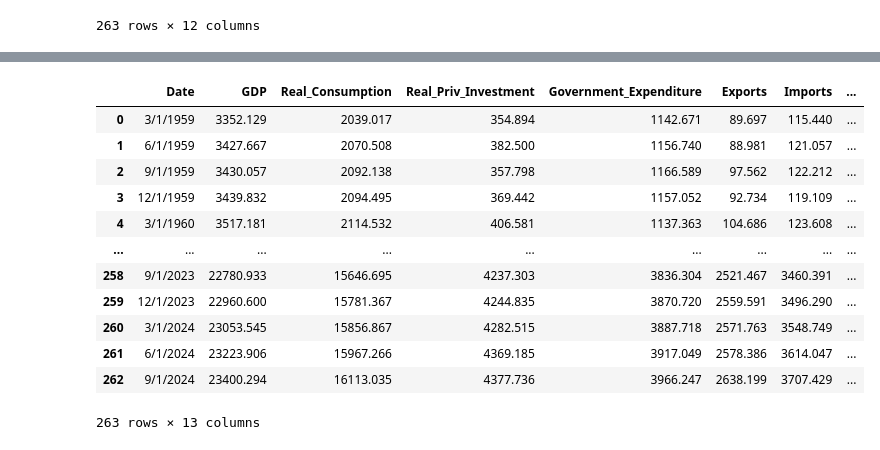
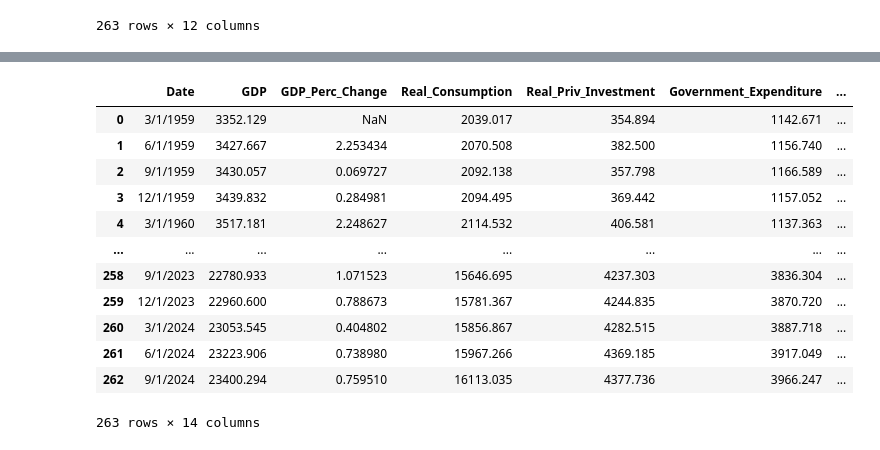
Before and after one commit to loowenwen/databusters, a Jupyter notebook: NUS_DSESC_DATABUSTERS_11.ipynb, the cells around one changed output, grey strips where cells are left out. Drawn from its saved outputs; the diff is of its cells as text; code cells hidden in the pictures.

Commit message:
final clean quarterly data

```diff
--- a/NUS_DSESC_DATABUSTERS_11.ipynb
+++ b/NUS_DSESC_DATABUSTERS_11.ipynb
@@ -39,7 +39,7 @@ new_column_names = {
     'S&P 500': 'S&P500',
     'UMCSENTx': 'UMC_Sentiment',
     'CPIAUCSL': 'CPI',
-    'FEDFUNDS': 'Fed_Funds_Rate'
+    'FEDFUNDS': 'Nominal_Interest_Rate'
 }
 
 # rename the columns
@@ -61,15 +61,12 @@ quarterly_cleaned
 263 rows × 12 columns
 # %%
 # calculate real interest rate using the fisher equation
-
-# convert the Fed Funds Rate to decimal
-quarterly_cleaned['Nominal_Rate'] = quarterly_cleaned['Fed_Funds_Rate'] / 100
 
 # calculate the annual inflation rate as the percentage change in CPI
 quarterly_cleaned['Inflation_Rate'] = quarterly_cleaned['CPI'].pct_change() * 100
 
 # calculate the real interest rate using the Fisher equation
-quarterly_cleaned['Real_Interest_Rate'] = (1 + quarterly_cleaned['Nominal_Rate']) / (1 + quarterly_cleaned['Inflation_Rate'] / 100) - 1
+quarterly_cleaned['Real_Interest_Rate'] = (1 + quarterly_cleaned['Nominal_Interest_Rate'] / 100) / (1 + quarterly_cleaned['Inflation_Rate'] / 100) - 1
 
 # convert the real interest rate to percentage
 quarterly_cleaned['Real_Interest_Rate'] *= 100
@@ -90,0 +88,5 @@ quarterly_cleaned
+# %%
+# calculate GDP percent change
+
+quarterly_cleaned['GDP_Perc_Change'] = quarterly_cleaned['GDP'].pct_change() * 100
+quarterly_cleaned
@@ -91,26 +107,22 @@ quarterly_cleaned
 # %%
-# create a copy of the subset
+# create a final copy of the subset
 columns_to_keep = [
-    "Date", "GDP", "Real_Consumption", "Real_Priv_Investment", "Government_Expenditure", "Exports",
-    "Imports", "VIX", "S&P500", "UMC_Sentiment", "Fed_Funds_Rate", "Inflation_Rate", "Real_Interest_Rate"
+    "Date", "GDP", "GDP_Perc_Change", "Real_Consumption", "Real_Priv_Investment", "Government_Expenditure", "Exports",
+    "Imports", "VIX", "S&P500", "UMC_Sentiment",  "Inflation_Rate", "Nominal_Interest_Rate", "Real_Interest_Rate"
 ]
 quarterly_final = quarterly_cleaned[columns_to_keep].copy()
-
-# rename "Fed_Funds_Rate" column to 'Nominal_Interest_Rate'
-quarterly_final.rename(columns={"Fed_Funds_Rate": 'Nominal_Interest_Rate'}, inplace=True)
-quarterly_final.to_csv("quarterly_final.csv")
 quarterly_final
 # %% [output]
-|  | Date | GDP | Real_Consumption | Real_Priv_Investment | Government_Expenditure | Exports | Imports | ... |
-| 0 | 3/1/1959 | 3352.129 | 2039.017 | 354.894 | 1142.671 | 89.697 | 115.440 | ... |
-| 1 | 6/1/1959 | 3427.667 | 2070.508 | 382.500 | 1156.740 | 88.981 | 121.057 | ... |
-| 2 | 9/1/1959 | 3430.057 | 2092.138 | 357.798 | 1166.589 | 97.562 | 122.212 | ... |
-| 3 | 12/1/1959 | 3439.832 | 2094.495 | 369.442 | 1157.052 | 92.734 | 119.109 | ... |
-| 4 | 3/1/1960 | 3517.181 | 2114.532 | 406.581 | 1137.363 | 104.686 | 123.608 | ... |
-| ... | ... | ... | ... | ... | ... | ... | ... | ... |
-| 258 | 9/1/2023 | 22780.933 | 15646.695 | 4237.303 | 3836.304 | 2521.467 | 3460.391 | ... |
-| 259 | 12/1/2023 | 22960.600 | 15781.367 | 4244.835 | 3870.720 | 2559.591 | 3496.290 | ... |
-| 260 | 3/1/2024 | 23053.545 | 15856.867 | 4282.515 | 3887.718 | 2571.763 | 3548.749 | ... |
-| 261 | 6/1/2024 | 23223.906 | 15967.266 | 4369.185 | 3917.049 | 2578.386 | 3614.047 | ... |
-| 262 | 9/1/2024 | 23400.294 | 16113.035 | 4377.736 | 3966.247 | 2638.199 | 3707.429 | ... |
+|  | Date | GDP | GDP_Perc_Change | Real_Consumption | Real_Priv_Investment | Government_Expenditure | ... |
+| 0 | 3/1/1959 | 3352.129 | NaN | 2039.017 | 354.894 | 1142.671 | ... |
+| 1 | 6/1/1959 | 3427.667 | 2.253434 | 2070.508 | 382.500 | 1156.740 | ... |
+| 2 | 9/1/1959 | 3430.057 | 0.069727 | 2092.138 | 357.798 | 1166.589 | ... |
+| 3 | 12/1/1959 | 3439.832 | 0.284981 | 2094.495 | 369.442 | 1157.052 | ... |
+| 4 | 3/1/1960 | 3517.181 | 2.248627 | 2114.532 | 406.581 | 1137.363 | ... |
+| ... | ... | ... | ... | ... | ... | ... | ... |
+| 258 | 9/1/2023 | 22780.933 | 1.071523 | 15646.695 | 4237.303 | 3836.304 | ... |
+| 259 | 12/1/2023 | 22960.600 | 0.788673 | 15781.367 | 4244.835 | 3870.720 | ... |
+| 260 | 3/1/2024 | 23053.545 | 0.404802 | 15856.867 | 4282.515 | 3887.718 | ... |
+| 261 | 6/1/2024 | 23223.906 | 0.738980 | 15967.266 | 4369.185 | 3917.049 | ... |
+| 262 | 9/1/2024 | 23400.294 | 0.759510 | 16113.035 | 4377.736 | 3966.247 | ... |
-263 rows × 13 columns
+263 rows × 14 columns
```
Also changed, not shown: parts of 3 cells of this notebook, 1 other file.
